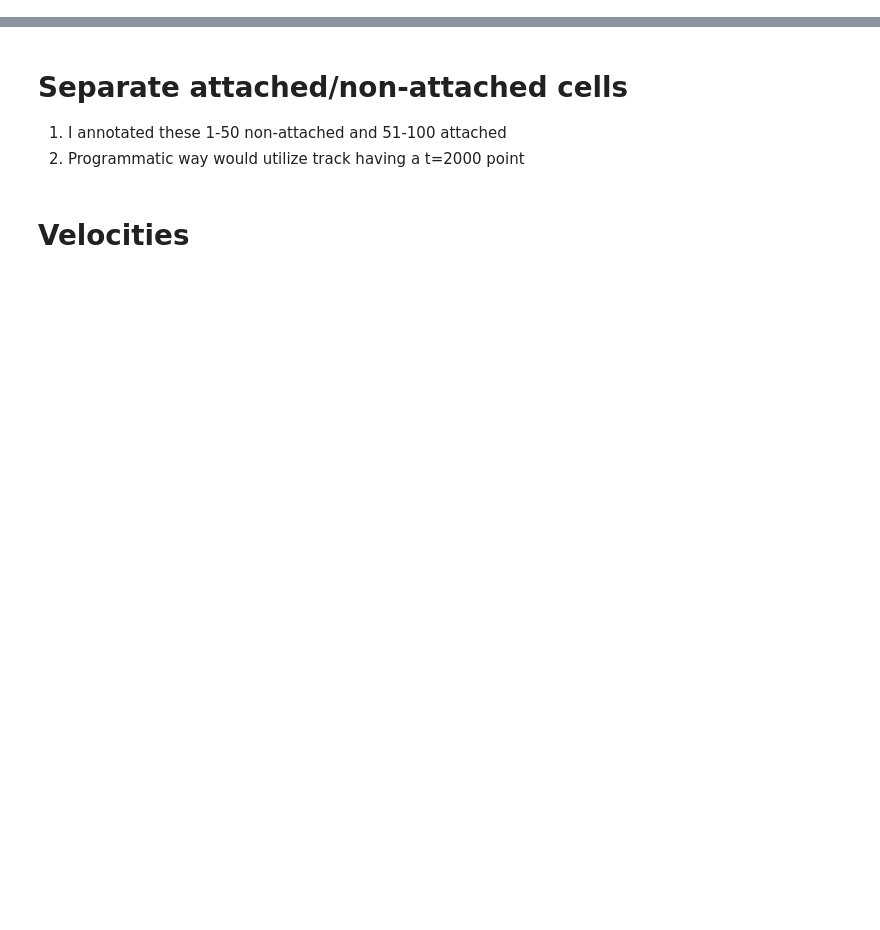
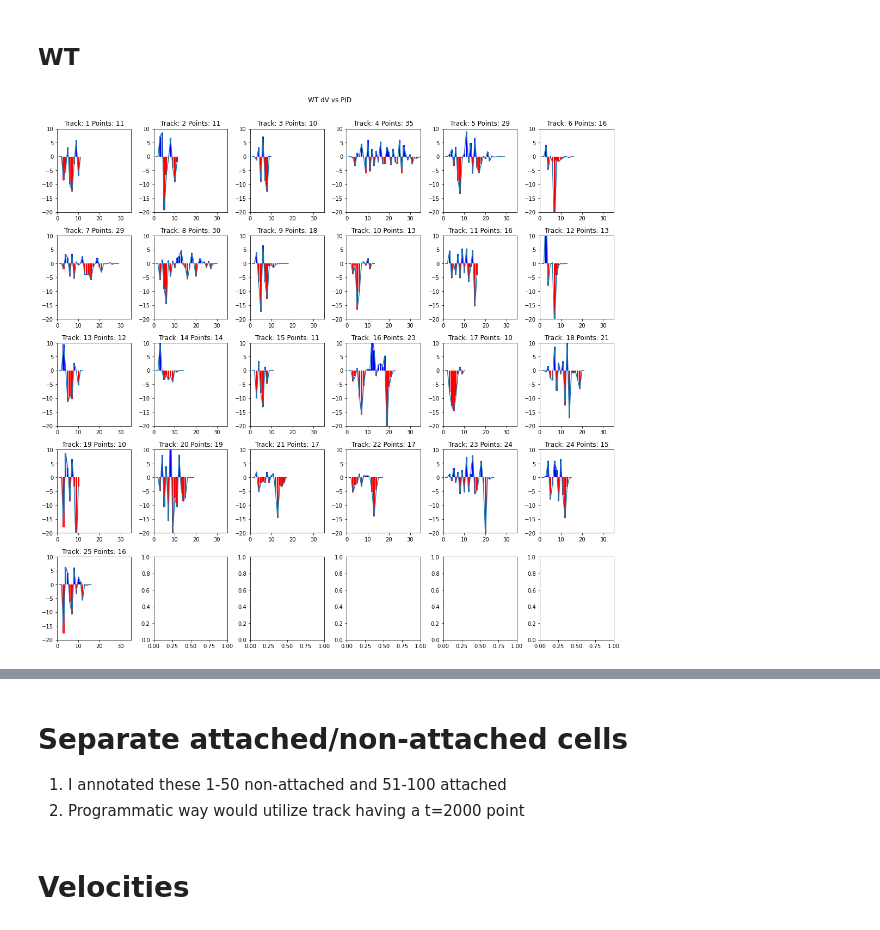
Before and after one commit to admbarre/tc_tools, a Jupyter notebook: notebooks/Flow Assay.ipynb, the cells around one changed output, grey strips where cells are left out. Cells and saved outputs as stored; diff of their text form; code cells hidden in the pictures; blank space fills up the shorter version.

```diff
--- a/notebooks/Flow Assay.ipynb
+++ b/notebooks/Flow Assay.ipynb
@@ -80,0 +431,18 @@ data["dv"] = data["v"].diff()
+# %% [markdown]
+## WT
+# %%
+fig,ax = plt.subplots(5,6,figsize=(15,15))
+ax = ax.ravel()
+for i,track in ln8.groupby("TID"):
+    points = track["PID"].max()
+    ax[i-1].plot(track["PID"],track["dv"])
+    ax[i-1].bar(track["PID"], track["dv"],
+               color=(track["dv"]>=0).map({True: "Blue", False: "Red"}))
+    ax[i-1].set_title(f"Track: {i} Points: {points}")
+    ax[i-1].set_ylim([-20,10])
+    ax[i-1].set_xlim([0,35])
+fig.tight_layout(rect=[0, 0.03, 1, 0.95])
+fig.suptitle("WT dV vs PID")
+plt.show()
+# %% [output]
+[figure, added]
```
Also changed, not shown: parts of 105 cells of this notebook, 4 other files.
